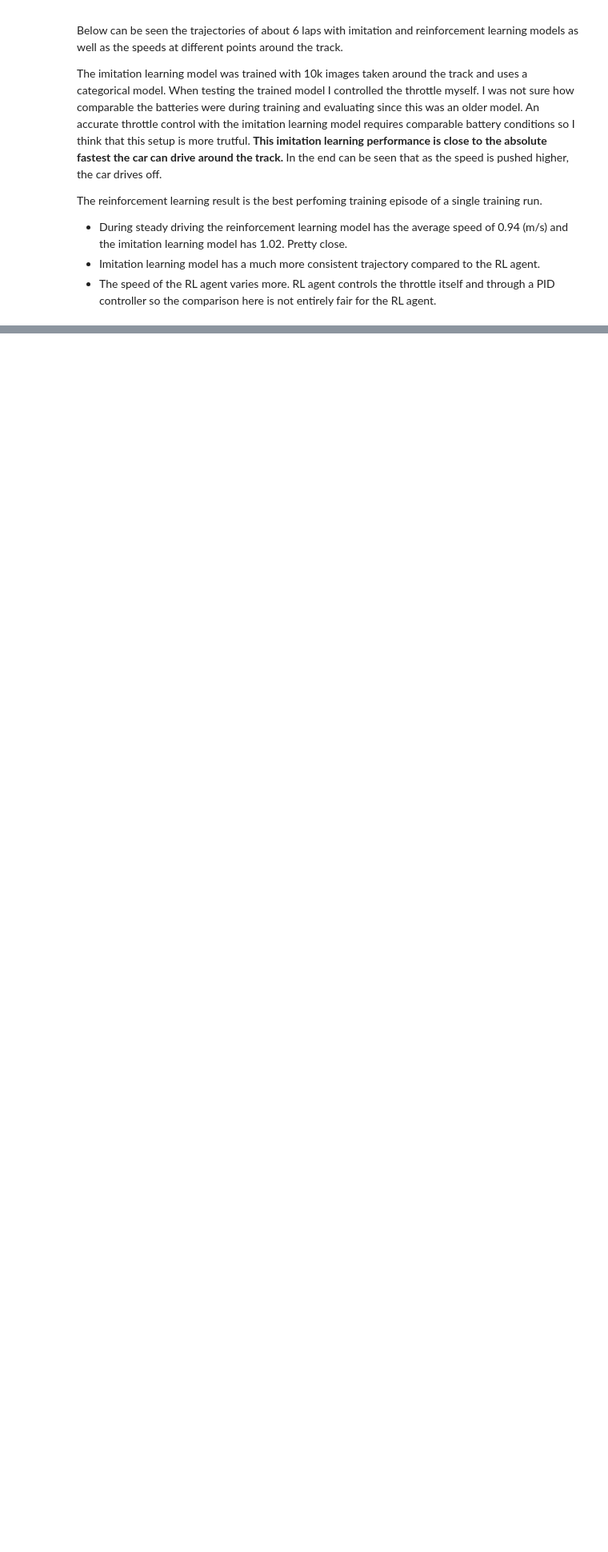
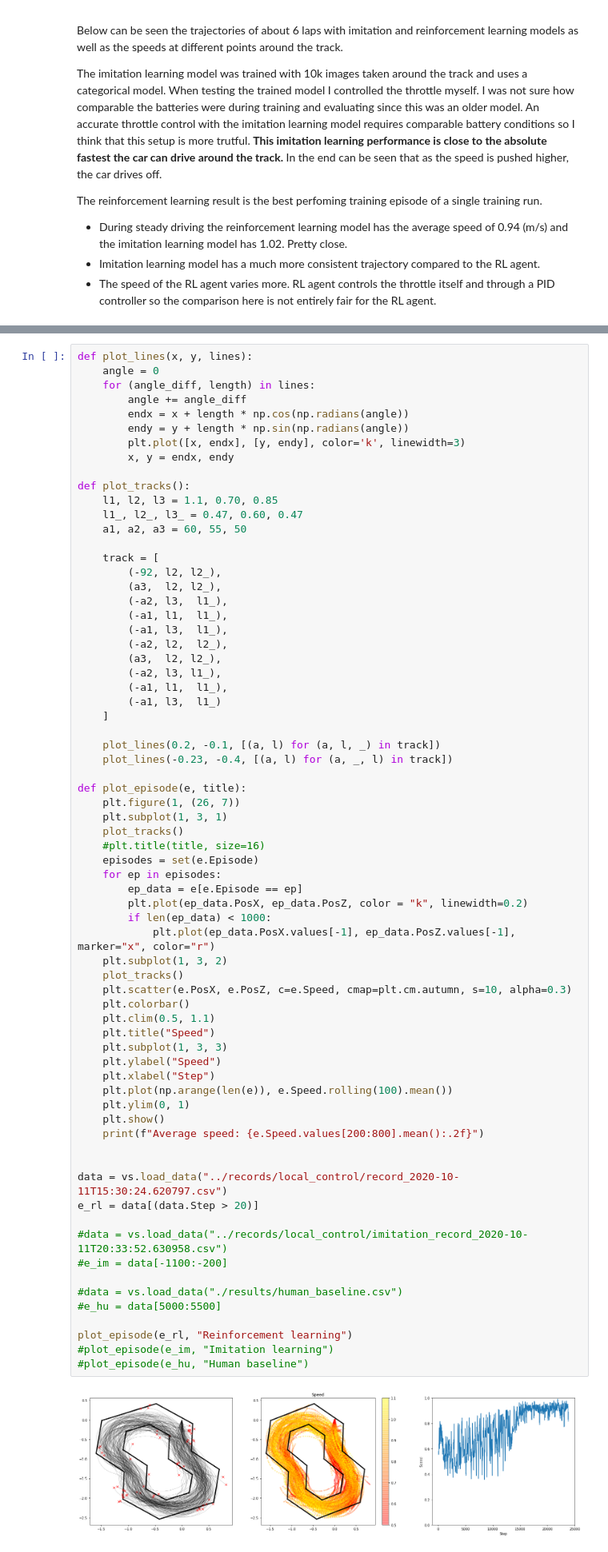
Before and after one commit to ari-viitala/RLDonkeyCar, a Jupyter notebook: analysis/Local_control.ipynb, the cells around one changed output, grey strips where cells are left out. Shown at 80% size. Drawn from its saved outputs; the diff is of its cells as text; blank space fills up the shorter version.

```diff
--- a/analysis/Local_control.ipynb
+++ b/analysis/Local_control.ipynb
@@ -136,0 +102,71 @@ Average speed: 1.02
+# %%
+def plot_lines(x, y, lines):
+    angle = 0
+    for (angle_diff, length) in lines:
+        angle += angle_diff
+        endx = x + length * np.cos(np.radians(angle))
+        endy = y + length * np.sin(np.radians(angle))
+        plt.plot([x, endx], [y, endy], color='k', linewidth=3)
+        x, y = endx, endy
+
+def plot_tracks():
+    l1, l2, l3 = 1.1, 0.70, 0.85
+    l1_, l2_, l3_ = 0.47, 0.60, 0.47
+    a1, a2, a3 = 60, 55, 50
+
+    track = [
+        (-92, l2, l2_),
+        (a3,  l2, l2_),
+        (-a2, l3,  l1_),
+        (-a1, l1,  l1_),
+        (-a1, l3,  l1_),
+        (-a2, l2,  l2_),
+        (a3,  l2, l2_),
+        (-a2, l3, l1_),
+        (-a1, l1,  l1_),
+        (-a1, l3,  l1_)
+    ]
+
+    plot_lines(0.2, -0.1, [(a, l) for (a, l, _) in track])
+    plot_lines(-0.23, -0.4, [(a, l) for (a, _, l) in track])
+
+def plot_episode(e, title):
+    plt.figure(1, (26, 7))
+    plt.subplot(1, 3, 1)
+    plot_tracks()
+    #plt.title(title, size=16)
+    episodes = set(e.Episode)
+    for ep in episodes:
+        ep_data = e[e.Episode == ep]
+        plt.plot(ep_data.PosX, ep_data.PosZ, color = "k", linewidth=0.2)
+        if len(ep_data) < 1000:
+            plt.plot(ep_data.PosX.values[-1], ep_data.PosZ.values[-1], marker="x", color="r")
+    plt.subplot(1, 3, 2)
+    plot_tracks()
+    plt.scatter(e.PosX, e.PosZ, c=e.Speed, cmap=plt.cm.autumn, s=10, alpha=0.3)
+    plt.colorbar()
+    plt.clim(0.5, 1.1)
+    plt.title("Speed")
+    plt.subplot(1, 3, 3)
+    plt.ylabel("Speed")
+    plt.xlabel("Step")
+    plt.plot(np.arange(len(e)), e.Speed.rolling(100).mean())
+    plt.ylim(0, 1)
+    plt.show()
+    print(f"Average speed: {e.Speed.values[200:800].mean():.2f}")
+
+
+data = vs.load_data("../records/local_control/record_2020-10-11T15:30:24.620797.csv")
+e_rl = data[(data.Step > 20)]
+
+#data = vs.load_data("../records/local_control/imitation_record_2020-10-11T20:33:52.630958.csv")
+#e_im = data[-1100:-200]
+
+#data = vs.load_data("./results/human_baseline.csv")
+#e_hu = data[5000:5500]
+
+plot_episode(e_rl, "Reinforcement learning")
+#plot_episode(e_im, "Imitation learning")
+#plot_episode(e_hu, "Human baseline")
+# %% [output]
+[figure, added]
```
Also changed, not shown: parts of 12 cells of this notebook.
